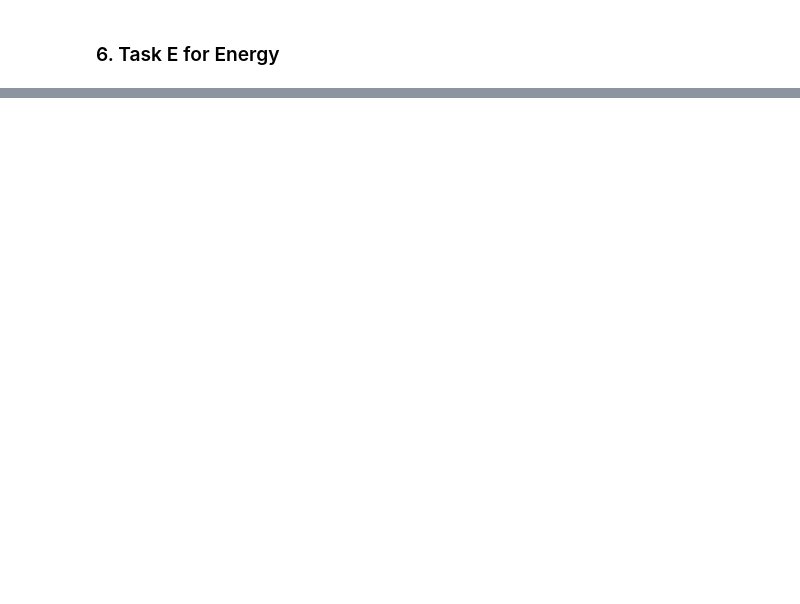
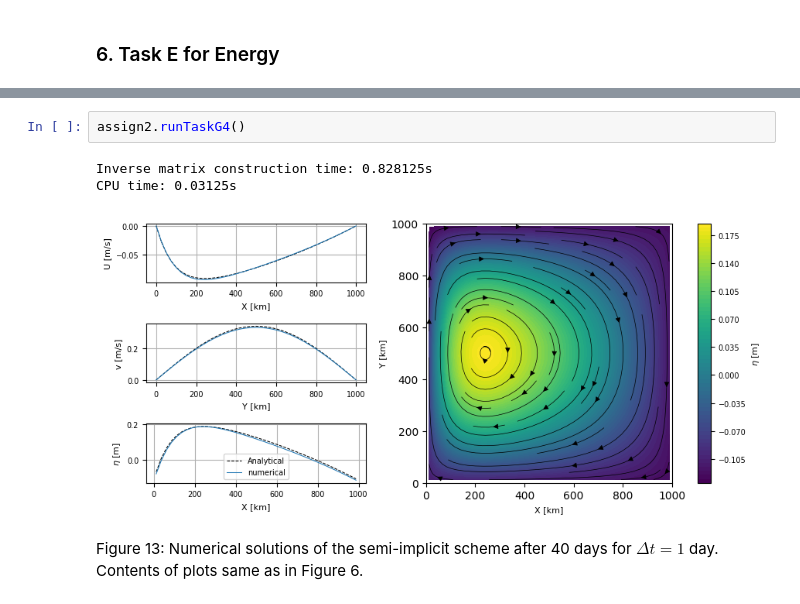
Before and after one commit to mnridao/MTMW14-Assignment-2, a Jupyter notebook: assignment2.ipynb, the cells around one changed output, grey strips where cells are left out. Cells and saved outputs as stored; diff of their text form; blank space fills up the shorter version.

```diff
--- a/assignment2.ipynb
+++ b/assignment2.ipynb
@@ -178,0 +255,8 @@ Figure 12:
+# %%
+assign2.runTaskG4()
+# %% [output]
+Inverse matrix construction time: 0.828125s
+CPU time: 0.03125s
+[figure, added]
+# %% [markdown]
+Figure 13: Numerical solutions of the semi-implicit scheme after 40 days for $\Delta t=1$ day. Contents of plots same as in Figure 6.
```
Also changed, not shown: parts of 76 cells of this notebook, 10 other files.
